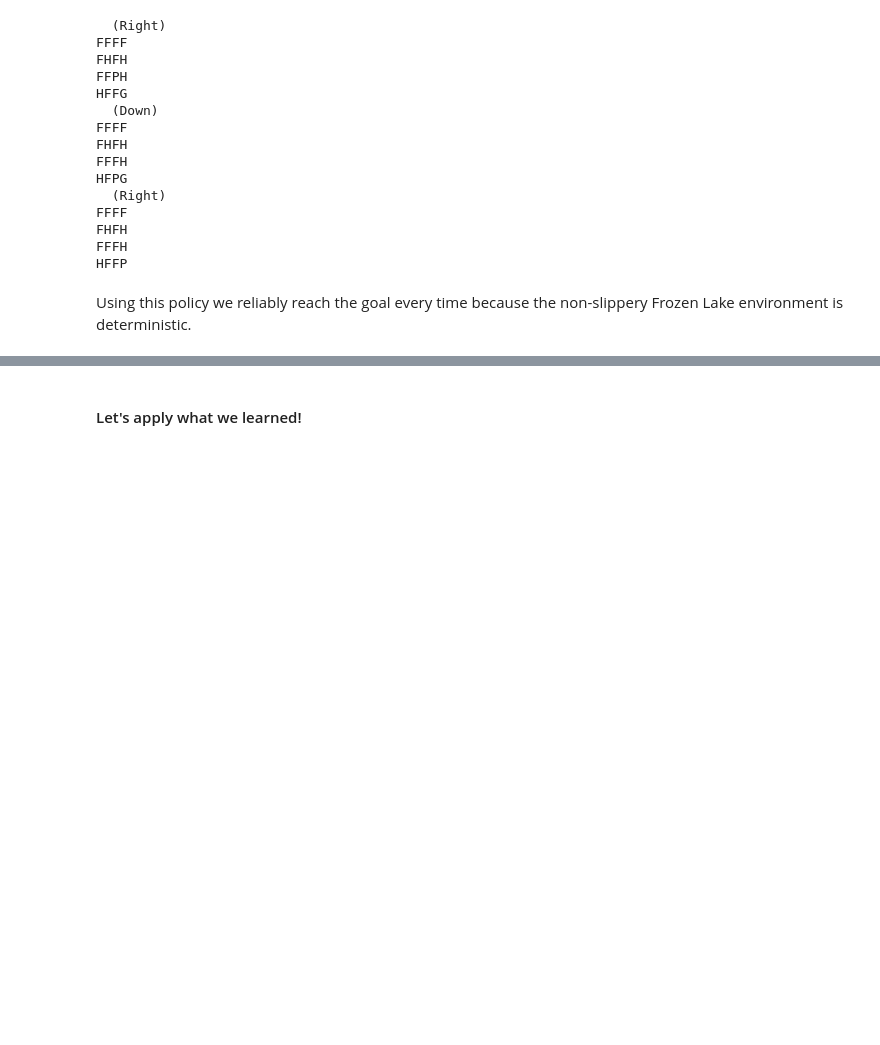
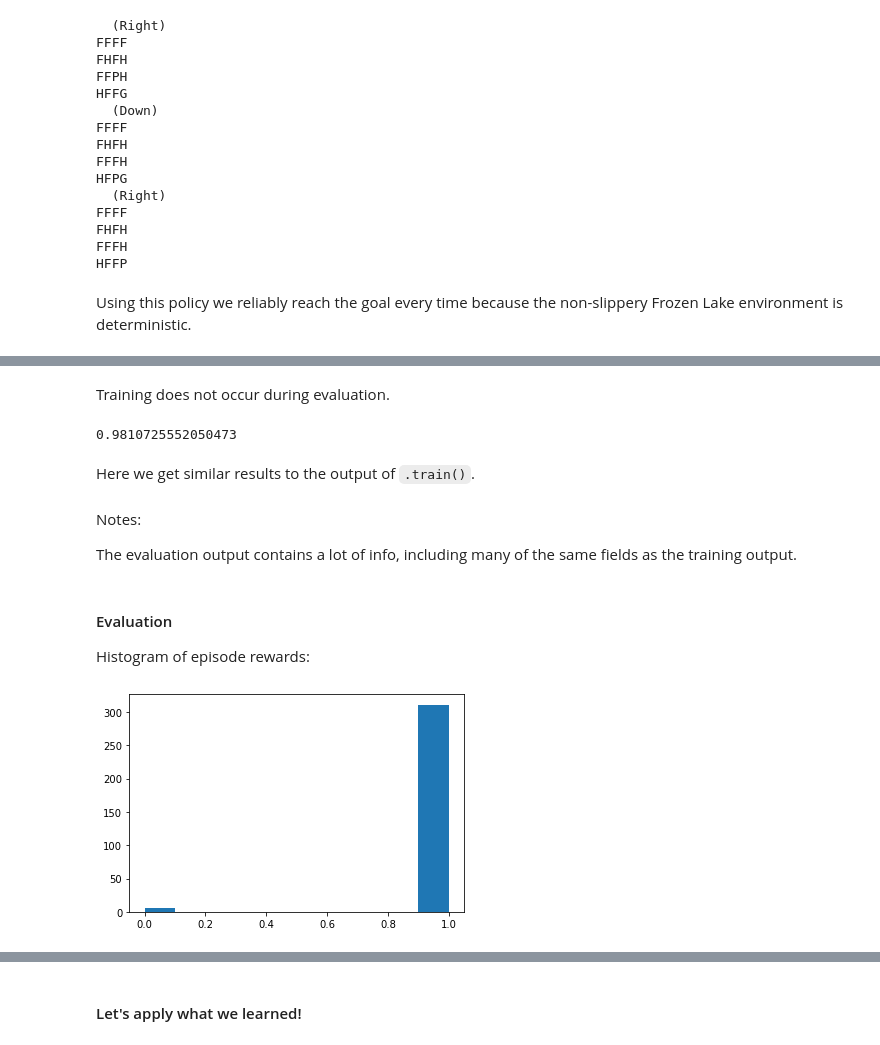
Before and after one commit to anyscale/rl-course, a Jupyter notebook: notebooks/02-rllib/02_01_rllib-intro.ipynb, the cells around one changed output, grey strips where cells are left out. Drawn from its saved outputs; the diff is of its cells as text; code cells hidden in the pictures; blank space fills up the shorter version.

```diff
--- a/notebooks/02-rllib/02_01_rllib-intro.ipynb
+++ b/notebooks/02-rllib/02_01_rllib-intro.ipynb
@@ -249,0 +260,22 @@ Using this policy we reliably reach the goal every time because the non-slippery
+# %%
+eval_results = trainer.evaluate()
+# %% [markdown]
+Training does not occur during evaluation.
+# %%
+eval_results["evaluation"]["episode_reward_mean"]
+# %% [output]
+0.9810725552050473
+# %% [markdown]
+Here we get similar results to the output of `.train()`.
+# %% [markdown]
+Notes:
+
+The evaluation output contains a lot of info, including many of the same fields as the training output.
+# %% [markdown]
+#### Evaluation
+
+Histogram of episode rewards:
+# %%
+plt.hist(eval_results["evaluation"]["hist_stats"]["episode_reward"]);
+# %% [output]
+[figure, added]
```
Also changed, not shown: parts of 22 cells of this notebook, 5 other files.
